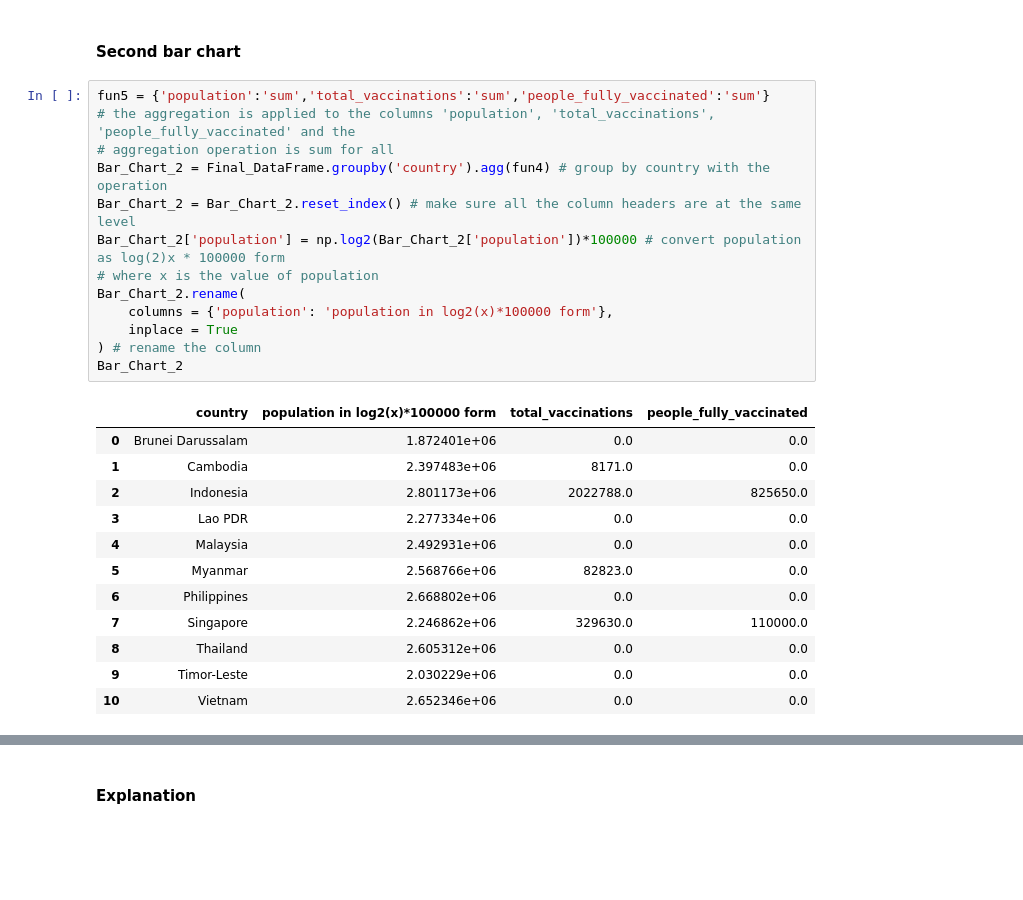
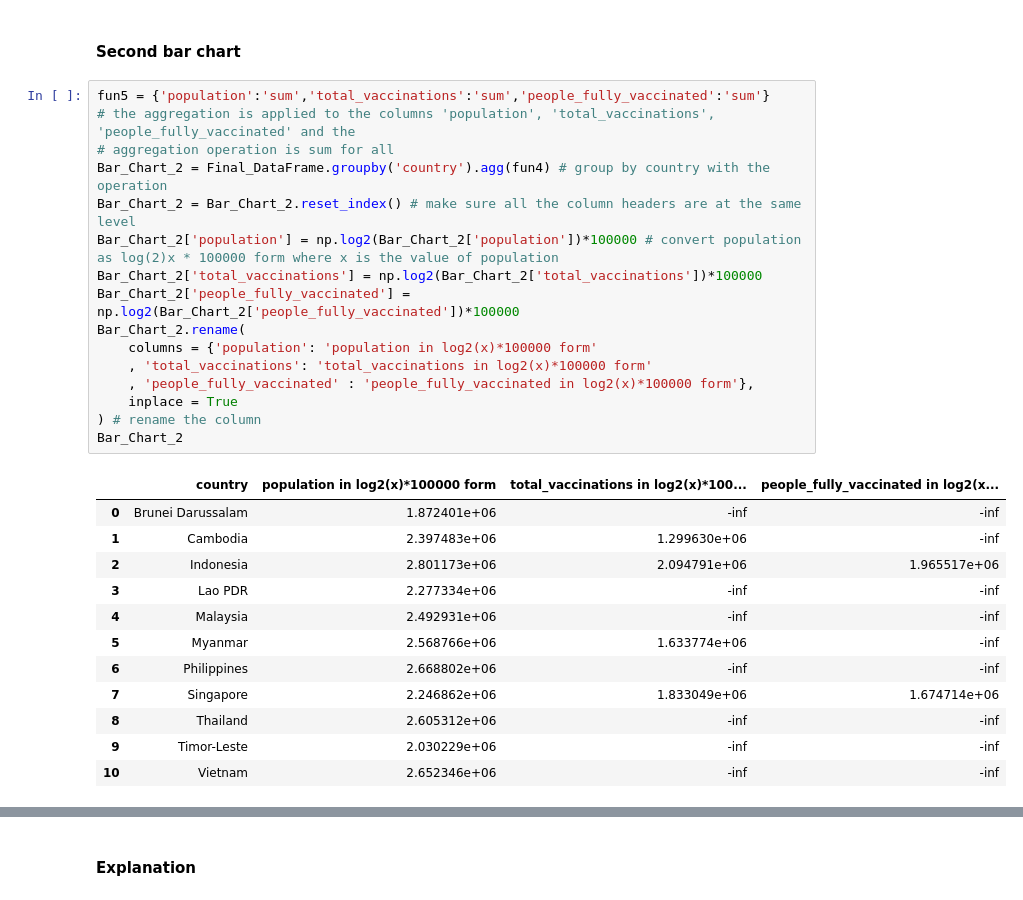
Before and after one commit to KuahJiaChen/Covid-19-Vaccination-Descriptive-Statistics, a Jupyter notebook: Covid_19_Vaccination.ipynb, the cells around one changed output, grey strips where cells are left out. Drawn from its saved outputs; the diff is of its cells as text; blank space fills up the shorter version.

```diff
--- a/Covid_19_Vaccination.ipynb
+++ b/Covid_19_Vaccination.ipynb
@@ -692,27 +692,30 @@ The explanation for the issue of the bar chart above: Since there is a huge diff
 # %%
 fun5 = {'population':'sum','total_vaccinations':'sum','people_fully_vaccinated':'sum'}
 # the aggregation is applied to the columns 'population', 'total_vaccinations', 'people_fully_vaccinated' and the
 # aggregation operation is sum for all
 Bar_Chart_2 = Final_DataFrame.groupby('country').agg(fun4) # group by country with the operation
 Bar_Chart_2 = Bar_Chart_2.reset_index() # make sure all the column headers are at the same level
-Bar_Chart_2['population'] = np.log2(Bar_Chart_2['population'])*100000 # convert population as log(2)x * 100000 form
-# where x is the value of population
+Bar_Chart_2['population'] = np.log2(Bar_Chart_2['population'])*100000 # convert population as log(2)x * 100000 form where x is the value of population
+Bar_Chart_2['total_vaccinations'] = np.log2(Bar_Chart_2['total_vaccinations'])*100000
+Bar_Chart_2['people_fully_vaccinated'] = np.log2(Bar_Chart_2['people_fully_vaccinated'])*100000
 Bar_Chart_2.rename(
-    columns = {'population': 'population in log2(x)*100000 form'},
+    columns = {'population': 'population in log2(x)*100000 form'
+    , 'total_vaccinations': 'total_vaccinations in log2(x)*100000 form'
+    , 'people_fully_vaccinated' : 'people_fully_vaccinated in log2(x)*100000 form'},
     inplace = True
 ) # rename the column
 Bar_Chart_2
 # %% [output]
-|  | country | population in log2(x)*100000 form | total_vaccinations | people_fully_vaccinated |
-| 0 | Brunei Darussalam | 1.872401e+06 | 0.0 | 0.0 |
-| 1 | Cambodia | 2.397483e+06 | 8171.0 | 0.0 |
-| 2 | Indonesia | 2.801173e+06 | 2022788.0 | 825650.0 |
-| 3 | Lao PDR | 2.277334e+06 | 0.0 | 0.0 |
-| 4 | Malaysia | 2.492931e+06 | 0.0 | 0.0 |
-| 5 | Myanmar | 2.568766e+06 | 82823.0 | 0.0 |
-| 6 | Philippines | 2.668802e+06 | 0.0 | 0.0 |
-| 7 | Singapore | 2.246862e+06 | 329630.0 | 110000.0 |
-| 8 | Thailand | 2.605312e+06 | 0.0 | 0.0 |
-| 9 | Timor-Leste | 2.030229e+06 | 0.0 | 0.0 |
-| 10 | Vietnam | 2.652346e+06 | 0.0 | 0.0 |
+|  | country | population in log2(x)*100000 form | total_vaccinations in log2(x)*100... | people_fully_vaccinated in log2(x... |
+| 0 | Brunei Darussalam | 1.872401e+06 | -inf | -inf |
+| 1 | Cambodia | 2.397483e+06 | 1.299630e+06 | -inf |
+| 2 | Indonesia | 2.801173e+06 | 2.094791e+06 | 1.965517e+06 |
+| 3 | Lao PDR | 2.277334e+06 | -inf | -inf |
+| 4 | Malaysia | 2.492931e+06 | -inf | -inf |
+| 5 | Myanmar | 2.568766e+06 | 1.633774e+06 | -inf |
+| 6 | Philippines | 2.668802e+06 | -inf | -inf |
+| 7 | Singapore | 2.246862e+06 | 1.833049e+06 | 1.674714e+06 |
+| 8 | Thailand | 2.605312e+06 | -inf | -inf |
+| 9 | Timor-Leste | 2.030229e+06 | -inf | -inf |
+| 10 | Vietnam | 2.652346e+06 | -inf | -inf |
 # %%
```
Also changed, not shown: parts of 2 cells of this notebook.
